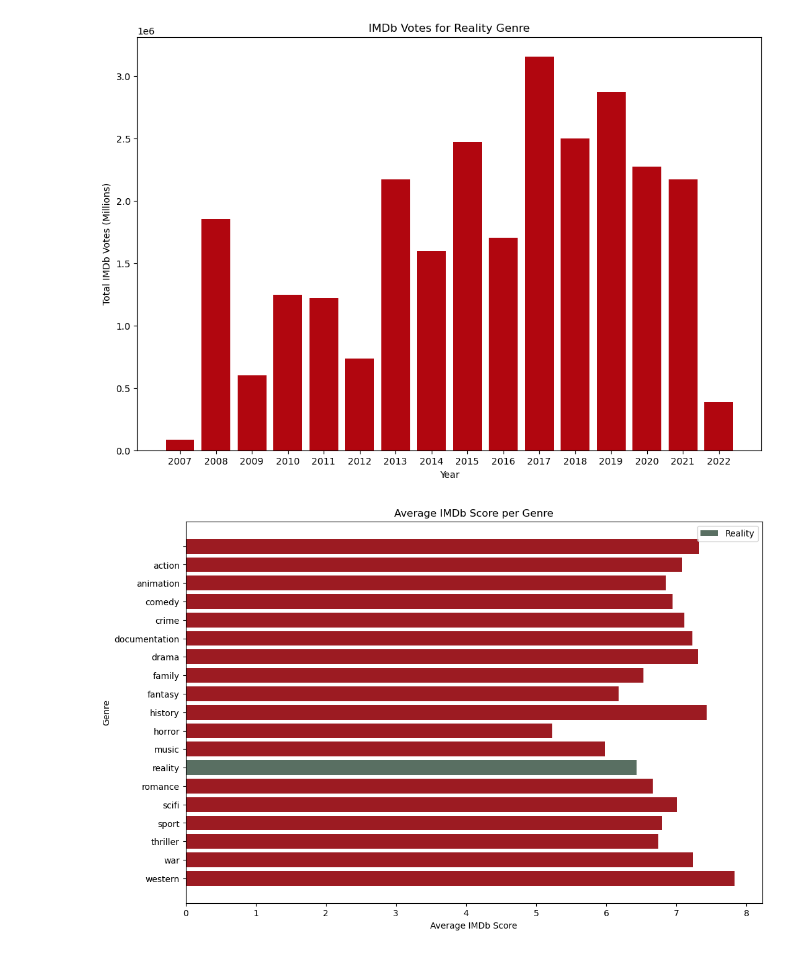
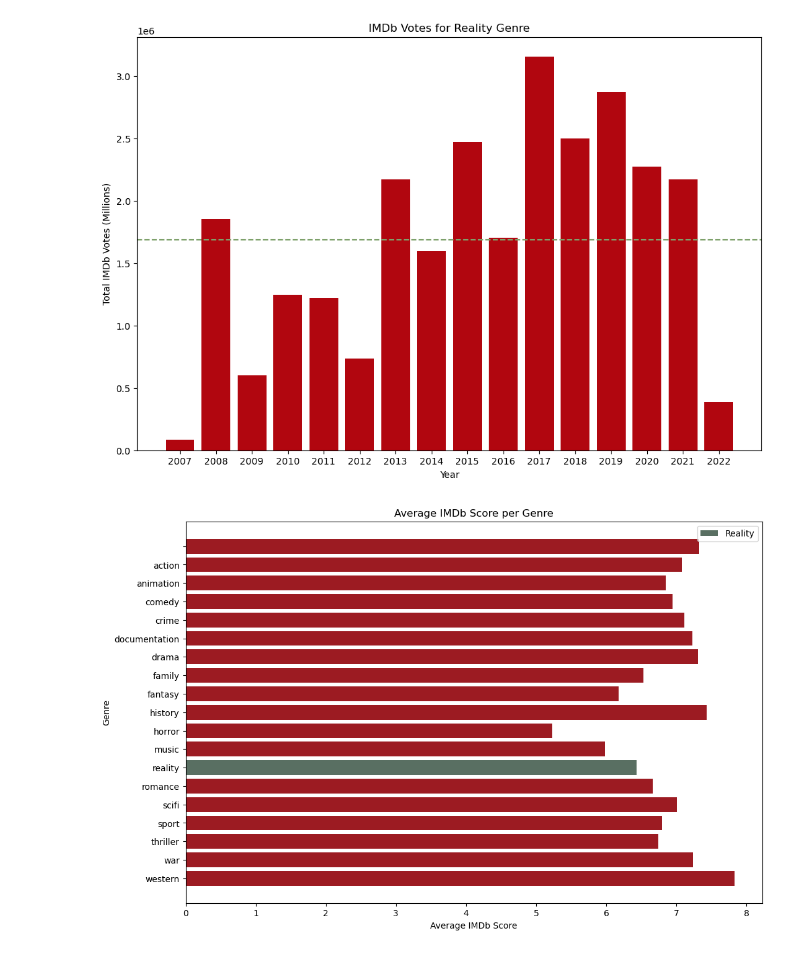
Before and after one commit to NidaB-C/NetflixEDA, a Jupyter notebook: 05_pandemic_reality_tv.ipynb, the cells around one changed output. Saved outputs shown, nothing was run; the diff lists cells and outputs as text; code cells hidden in the pictures.

```diff
--- a/05_pandemic_reality_tv.ipynb
+++ b/05_pandemic_reality_tv.ipynb
@@ -61,32 +69,39 @@ The decline in the number of reality TV shows in 2022 is statistically significa
 # %%
 # Filter data for the 'reality' genre
 reality_data = netflix_shows[netflix_shows['genres'].str.contains('reality', case=False, na=False)]
 
 # Convert 'release_year' to numeric type
 netflix_shows['release_year'] = pd.to_numeric(netflix_shows['release_year'], errors='coerce')
 
 # Filter data for the years 2007 onwards
 netflix_shows_after_2007 = netflix_shows[netflix_shows['release_year'] >= 2007]
 
 # Group by 'release_year' and sum the IMDb votes
 votes_by_year = netflix_shows_after_2007.groupby('release_year')['imdb_votes'].sum().reset_index()
 
+# Calculate the average IMDb votes
+average_imdb_votes = votes_by_year['imdb_votes'].mean()
+
 # Plot the bar chart
 plt.figure(figsize=(12, 8))
 plt.bar(votes_by_year['release_year'], votes_by_year['imdb_votes'], color='#B1060F')
+
+# Adding a horizontal line for the average IMDb votes
+plt.axhline(y=average_imdb_votes, color='#7EA16B', linestyle='--', label=f'Average IMDb Votes ({average_imdb_votes:.2f})')
 
 # Set labels and title
 plt.xlabel('Year')
 plt.ylabel('Total IMDb Votes (Millions)')
 plt.title('IMDb Votes for Reality Genre')
 
 # Show every year on the x-axis
 plt.xticks(votes_by_year['release_year'])
 
 # Show the plot
+plt.savefig("Images/05_S_2_IMDb_Votes_for_Reality_Genre.png")
 plt.show()
 # %% [output]
-[figure, old version]
+[figure, new version]
 # %%
 #This bar chart depicts the total IMDb votes (in millions) garnered by reality genre shows on Netflix from 2007 onwards.
 #Each bar corresponds to the cumulative IMDb votes for the 'reality' genre in a specific year.
```
Also changed, not shown: parts of 8 cells of this notebook, 4 other files.
